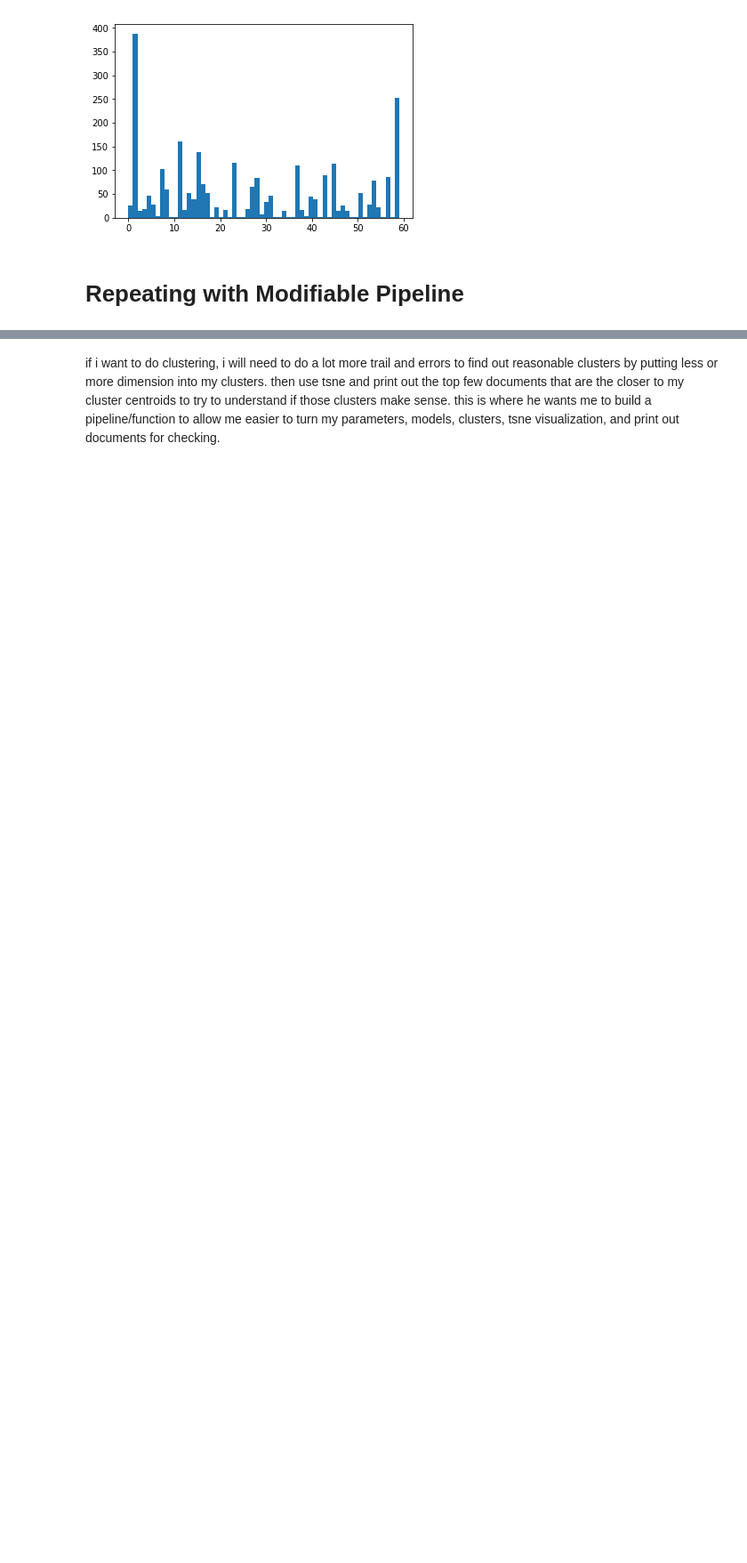
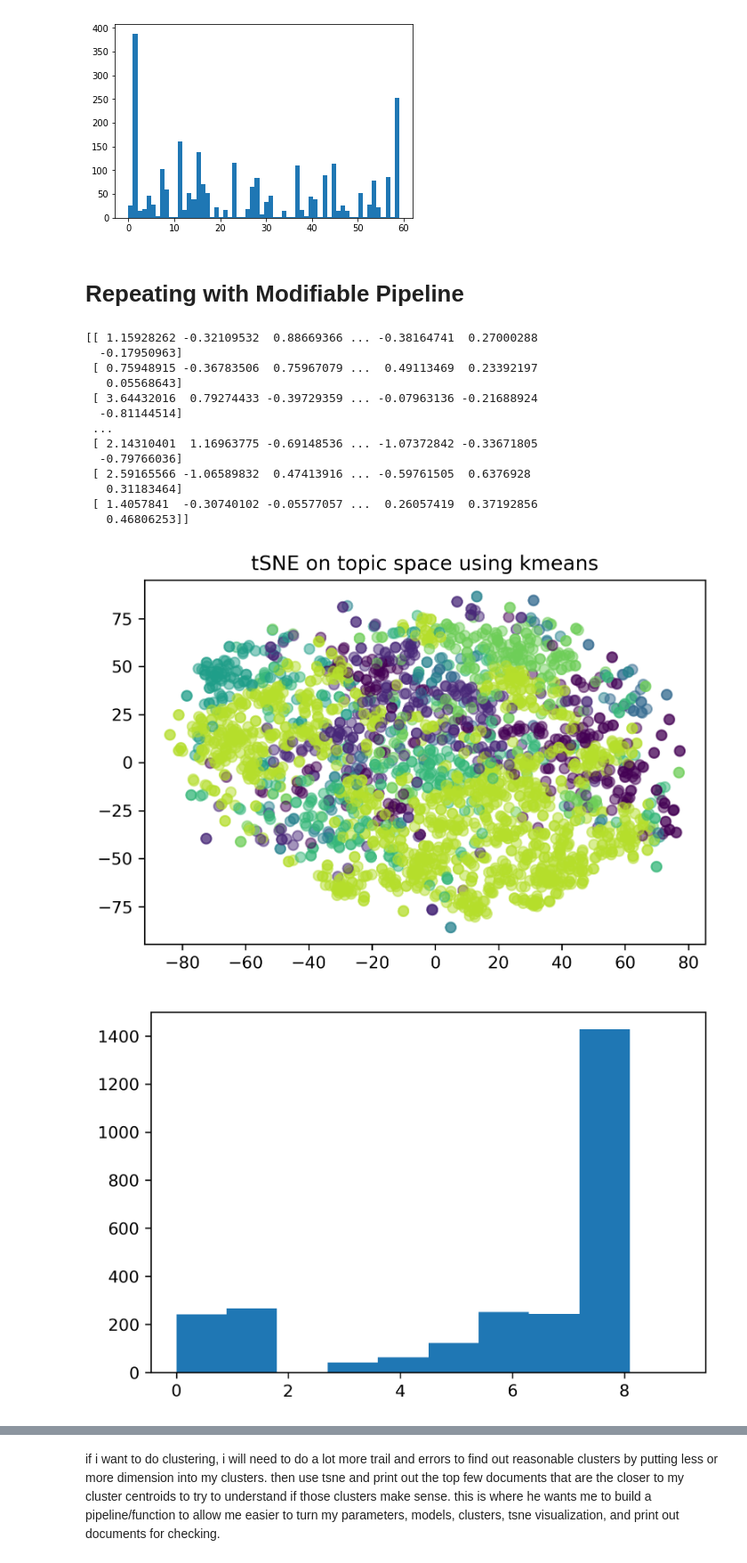
Before and after one commit to mayamadhavan/projects, a Jupyter notebook: project_fletcher/topic_analysis_fenty.ipynb, the cells around one changed output, grey strips where cells are left out. Shown at 89% size. Drawn from its saved outputs; the diff is of its cells as text; code cells hidden in the pictures; blank space fills up the shorter version.

```diff
--- a/project_fletcher/topic_analysis_fenty.ipynb
+++ b/project_fletcher/topic_analysis_fenty.ipynb
@@ -273,0 +338,28 @@ plt.hist(km.labels_, bins=n_clusters);
+# %%
+count_vectorizer = CountVectorizer(ngram_range=(1, 2),
+                                   stop_words='english',
+                                   token_pattern="\\b[a-z][a-z]+\\b",
+                                   lowercase=True,
+                                   max_df = 0.6)
+# %%
+test = clustering_pipeline(count_vectorizer, n_components = 20, reducer = TruncatedSVD)
+test.fit(df['review'])
+test.kmeans(10)
+# %%
+test.tsne(2, 20)
+# %% [output]
+[[ 1.15928262 -0.32109532  0.88669366 ... -0.38164741  0.27000288
+  -0.17950963]
+ [ 0.75948915 -0.36783506  0.75967079 ...  0.49113469  0.23392197
+   0.05568643]
+ [ 3.64432016  0.79274433 -0.39729359 ... -0.07963136 -0.21688924
+  -0.81144514]
+ ...
+ [ 2.14310401  1.16963775 -0.69148536 ... -1.07372842 -0.33671805
+  -0.79766036]
+ [ 2.59165566 -1.06589832  0.47413916 ... -0.59761505  0.6376928
+   0.31183464]
+ [ 1.4057841  -0.30740102 -0.05577057 ...  0.26057419  0.37192856
+   0.46806253]]
+[figure, added]
+[figure, added]
```
Also changed, not shown: parts of 10 cells of this notebook.
